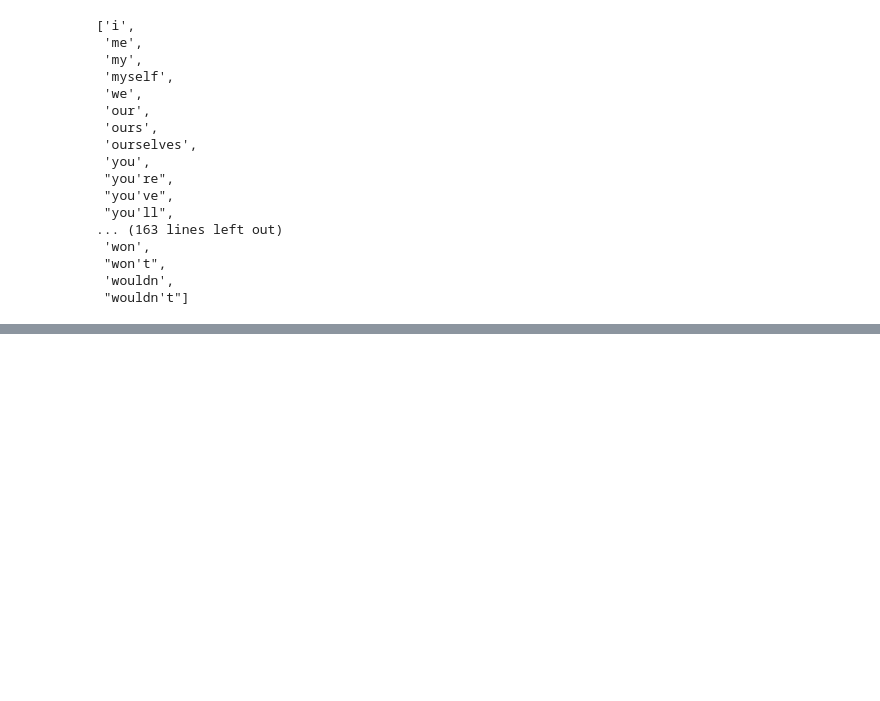
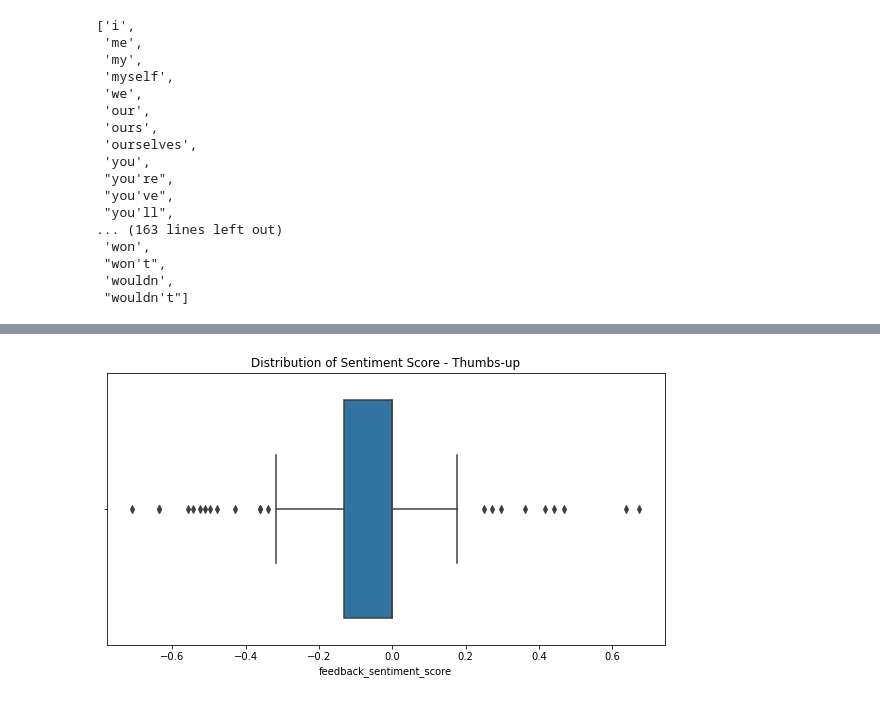
Before and after one commit to moe221/nps_sentiment_analysis, a Jupyter notebook: notebooks/EasyPark - Sentiment Analysis.ipynb, the cells around one changed output, grey strips where cells are left out. Saved outputs shown, nothing was run; the diff lists cells and outputs as text; code cells hidden in the pictures; blank space fills up the shorter version.

```diff
--- a/notebooks/EasyPark - Sentiment Analysis.ipynb
+++ b/notebooks/EasyPark - Sentiment Analysis.ipynb
@@ -784,0 +527,8 @@ sns.barplot(data=df_word_neg_freq.head(20), y="word", x="frequency");
+# %%
+# plot avergage sentiment distrubution
+df_thumbs_up = df_ep_nps_clean[df_ep_nps_clean["pre_rating"] == "thumbs-up"]
+fig = plt.figure(figsize=(10, 5))
+plt.title("Distribution of Sentiment Score - Thumbs-up")
+sns.boxplot(data=df_thumbs_up, x="feedback_sentiment_score");
+# %% [output]
+[figure, added]
```
Also changed, not shown: parts of 86 cells of this notebook.
